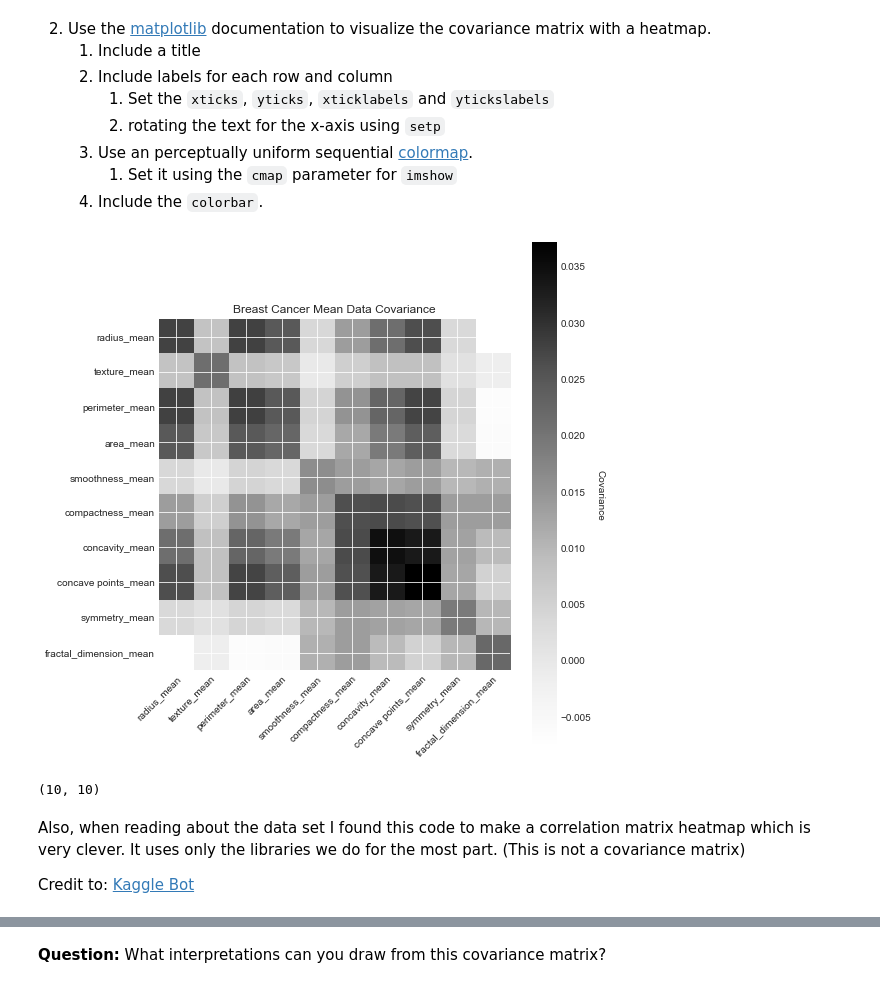
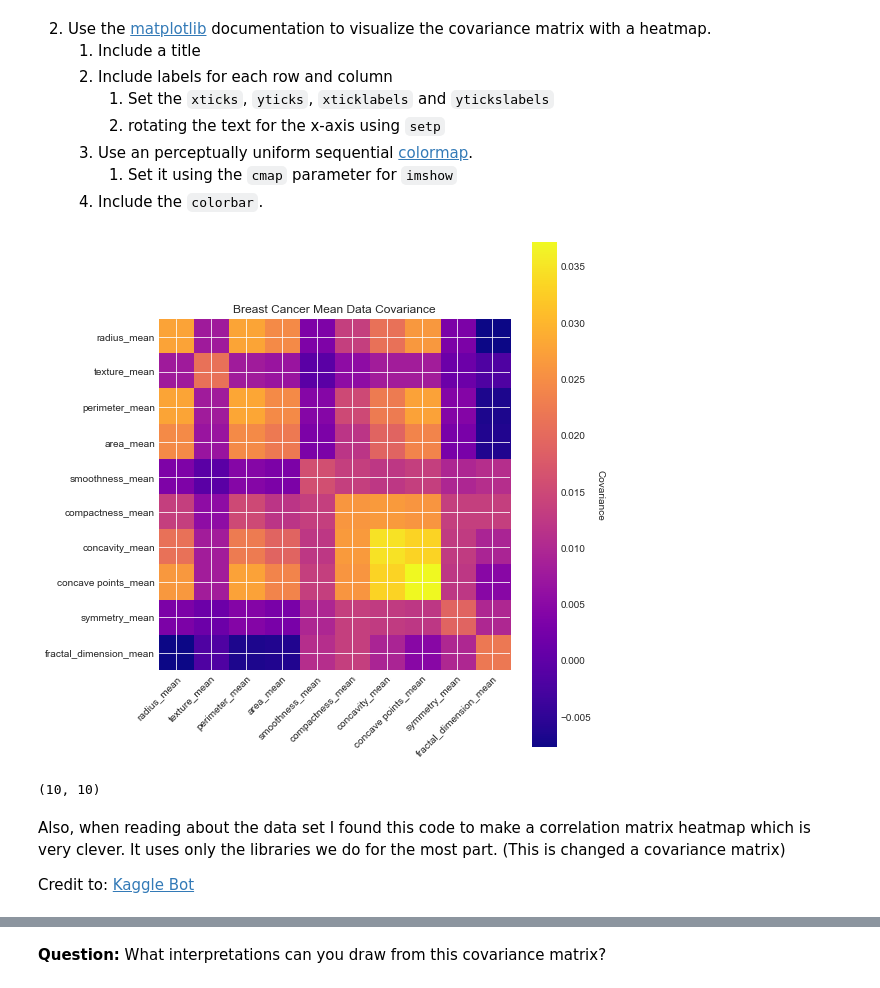
Before and after one commit to mattjax16/cs251, a Jupyter notebook: project4/Lab04a_mine/Lab04a.ipynb, the cells around one changed output, grey strips where cells are left out. Cells and saved outputs as stored; diff of their text form; code cells hidden in the pictures.

```diff
--- a/project4/Lab04a_mine/Lab04a.ipynb
+++ b/project4/Lab04a_mine/Lab04a.ipynb
@@ -221,46 +221,46 @@ The shape of the covariance matrix is (10, 10)
 # %%
 # , title = 'Breast Cancer Covariance Heatmap')
 fig, ax = plt.subplots()
-cov_heatmap = ax.imshow(cov_matrix)
+cov_heatmap = ax.imshow(cov_matrix, cmap = 'plasma' )
 
 # We want to show all ticks...
 ax.set_xticks(np.arange(len(cov_matrix.columns.values)))
 ax.set_yticks(np.arange(len(cov_matrix.columns.values)))
 # ... and label them with the respective list entries
 ax.set_xticklabels(cov_matrix.columns.values)
 ax.set_yticklabels(cov_matrix.columns.values)
 
 # Rotate the tick labels and set their alignment.
 plt.setp(ax.get_xticklabels(), rotation=45, ha="right",
          rotation_mode="anchor")
 
 # Loop over data dimensions and create text annotations.
 # for i in range(len(cov_matrix.columns.values)):
 #     for j in range(len(cov_matrix.columns.values)):
 #         text = ax.text(j, i, f'{cov_matrix.values[i, j] : .3f}',
 #                        ha="center", va="center", color="w")
 
 # Create colorbar
 cbar = ax.figure.colorbar(cov_heatmap, ax=ax)
 cbar.ax.set_ylabel('Covariance', rotation=-90, va="bottom")
 
 # Turn spines off and create white grid.
 # ax.spines.set_visible(False)
 for spine in ax.spines.values():
     spine.set_visible(False)
 
 ax.set_title("Breast Cancer Mean Data Covariance")
 fig.tight_layout()
 plt.show()
 # %% [output]
-[figure, old version]
+[figure, new version]
 # %%
 cov_matrix.shape
 # %% [output]
 (10, 10)
 # %% [markdown]
 Also, when reading about the data set I found this code to make a correlation matrix heatmap which is very clever.
-It uses only the libraries we do for the most part. (This is not a covariance matrix)
+It uses only the libraries we do for the most part. (This is changed a covariance matrix)
 
 Credit to: [Kaggle Bot](https://www.kaggle.com/vishal1809/starter-breast-cancer-wisconsin-0d02a698-b)
 # %%
```
Also changed, not shown: parts of 13 cells of this notebook.
